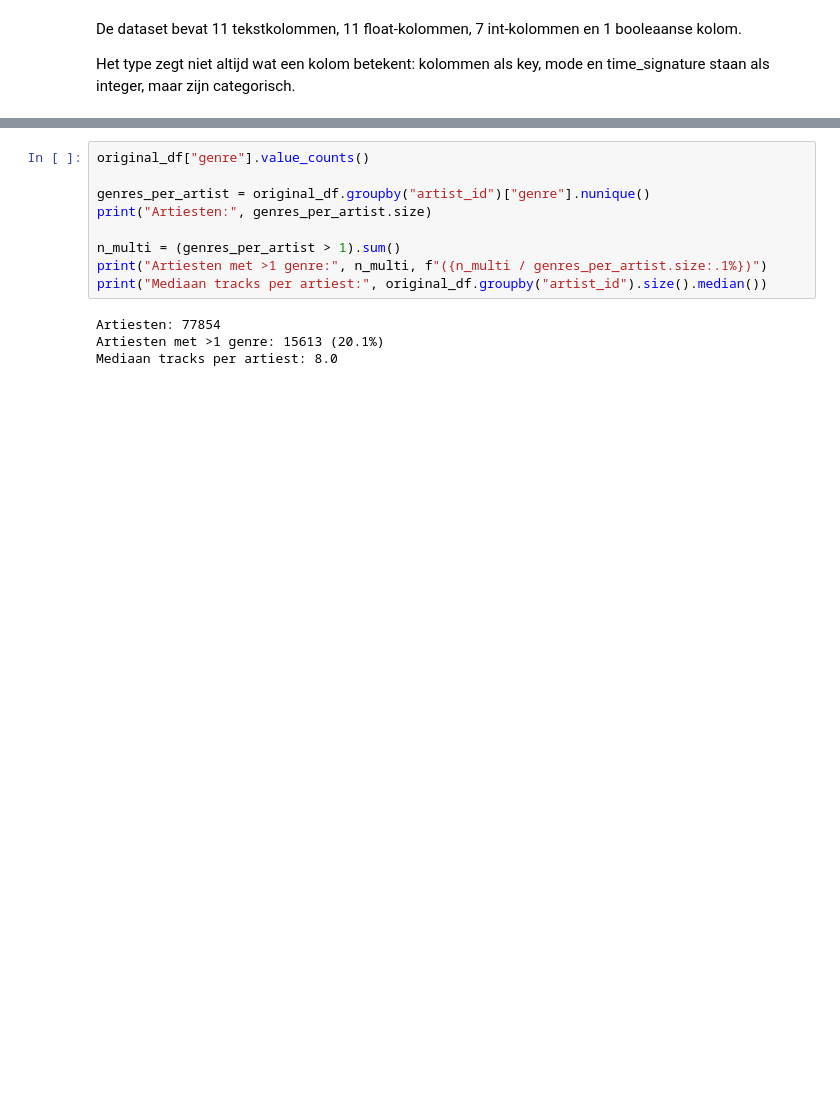
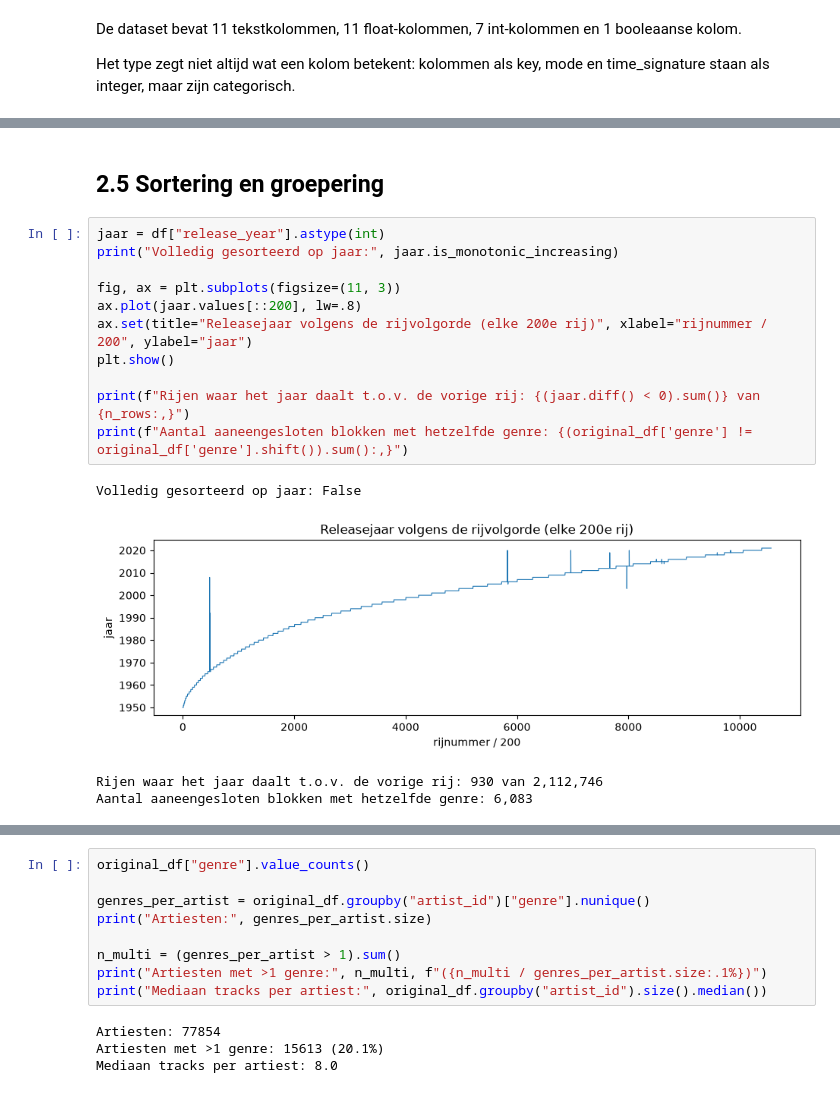
Before and after one commit to Lander123Lander/MachineLearning, a Jupyter notebook: Project.ipynb, the cells around one changed output, grey strips where cells are left out. Saved outputs shown, nothing was run; the diff lists cells and outputs as text; blank space fills up the shorter version.

Commit message:
sortering en groepering

```diff
--- a/Project.ipynb
+++ b/Project.ipynb
@@ -301,0 +335,18 @@ print(f"{df.memory_usage(deep=True).sum() / 1e9:.2f} GB")
+# %% [markdown]
+## 2.5 Sortering en groepering
+# %%
+jaar = df["release_year"].astype(int)
+print("Volledig gesorteerd op jaar:", jaar.is_monotonic_increasing)
+
+fig, ax = plt.subplots(figsize=(11, 3))
+ax.plot(jaar.values[::200], lw=.8)
+ax.set(title="Releasejaar volgens de rijvolgorde (elke 200e rij)", xlabel="rijnummer / 200", ylabel="jaar")
+plt.show()
+
+print(f"Rijen waar het jaar daalt t.o.v. de vorige rij: {(jaar.diff() < 0).sum()} van {n_rows:,}")
+print(f"Aantal aaneengesloten blokken met hetzelfde genre: {(original_df['genre'] != original_df['genre'].shift()).sum():,}")
+# %% [output]
+Volledig gesorteerd op jaar: False
+[figure, added]
+Rijen waar het jaar daalt t.o.v. de vorige rij: 930 van 2,112,746
+Aantal aaneengesloten blokken met hetzelfde genre: 6,083
```
Also changed, not shown: parts of 25 cells of this notebook.
